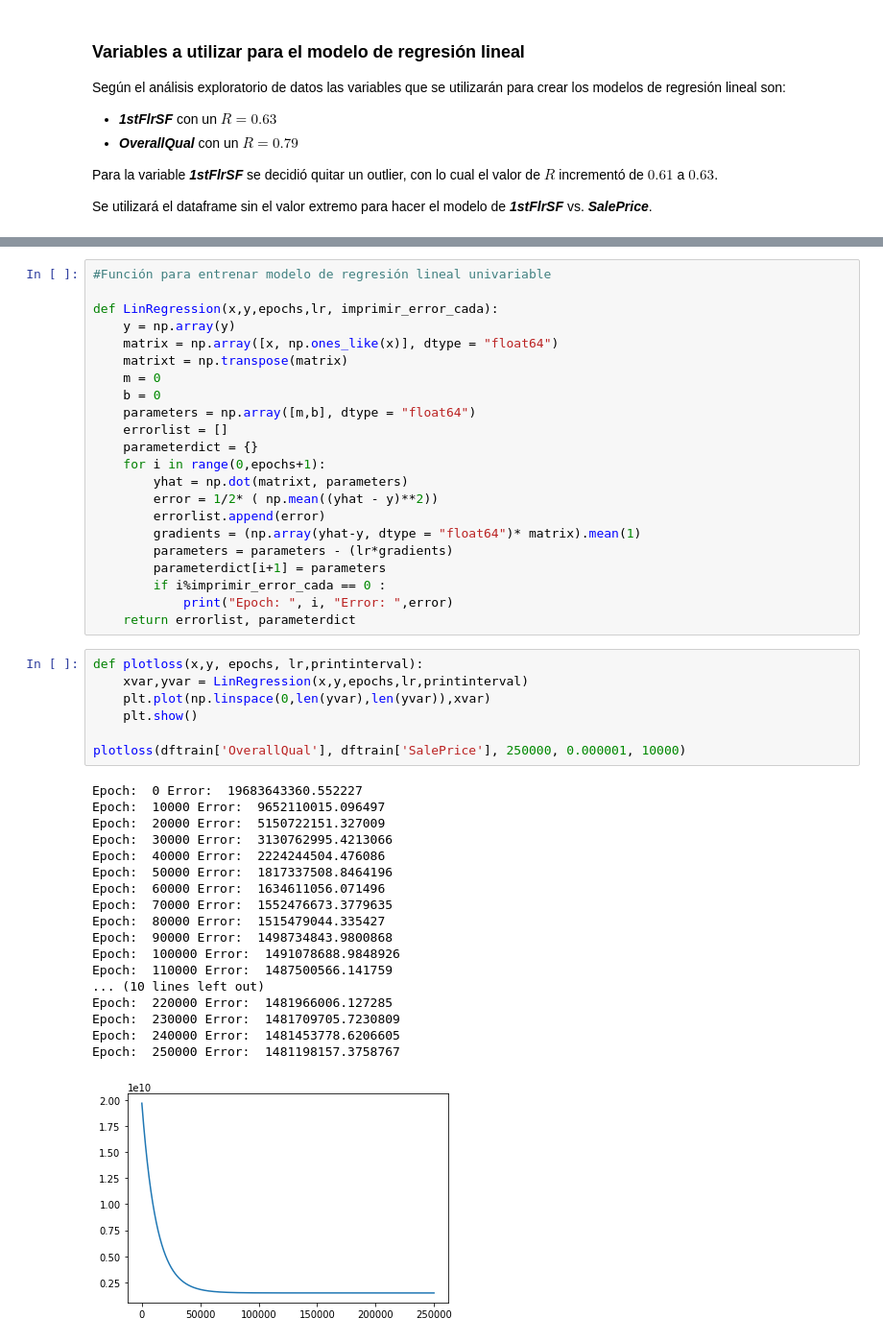
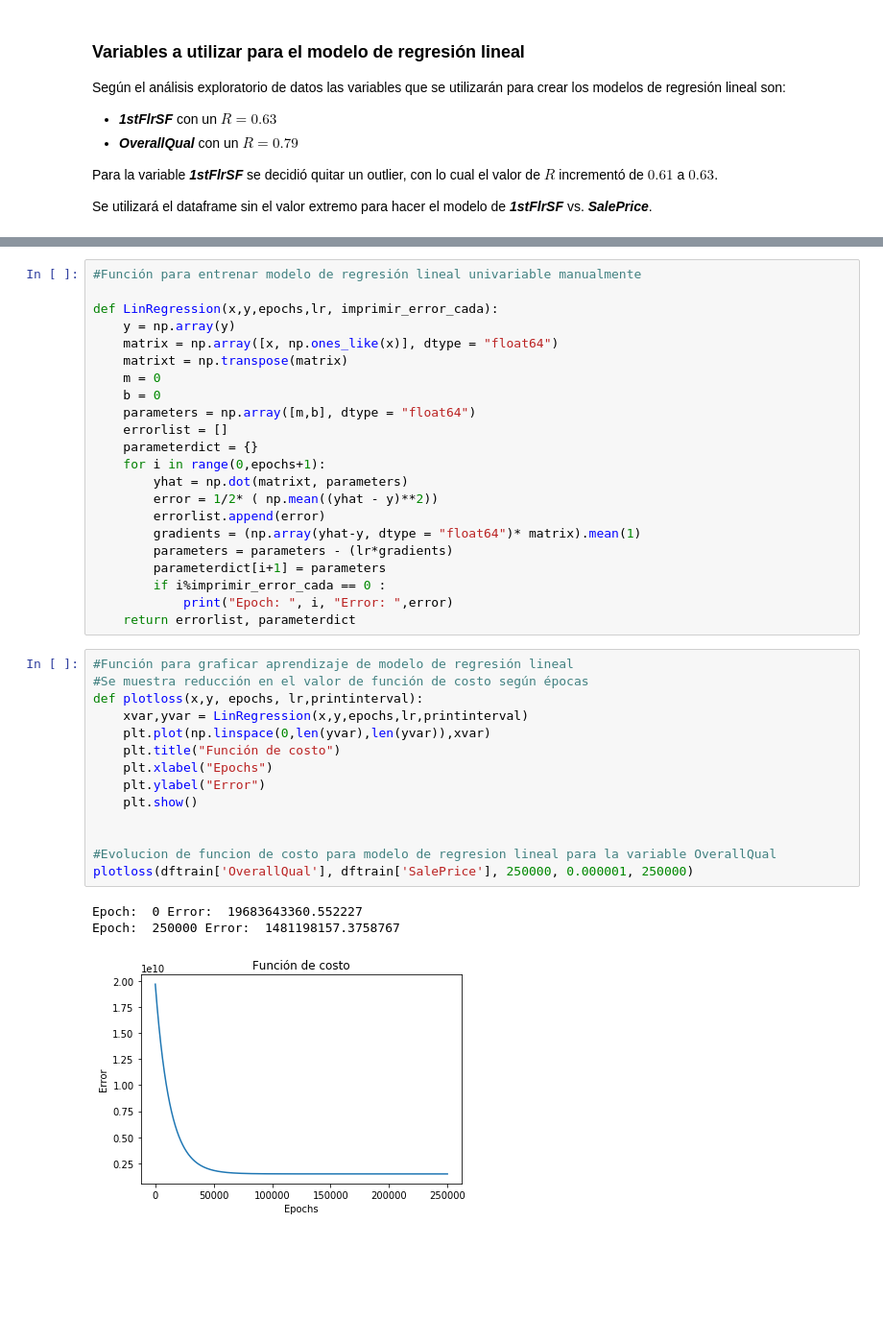
Before and after one commit to jpcarranza94/MSc_regresionlineal, a Jupyter notebook: regresion_lineal.ipynb, the cells around one changed output, grey strips where cells are left out. Shown: that part at 96% size. Drawn from its saved outputs; the diff is of its cells as text; blank space fills up the shorter version.

Commit message:
Se arregla algunos errores de formato

```diff
--- a/regresion_lineal.ipynb
+++ b/regresion_lineal.ipynb
@@ -309,5 +300,5 @@ df.head()
 # %%
-#Función para entrenar modelo de regresión lineal univariable
+#Función para entrenar modelo de regresión lineal univariable manualmente
 
 def LinRegression(x,y,epochs,lr, imprimir_error_cada):
     y = np.array(y)
@@ -329,28 +320,20 @@ def LinRegression(x,y,epochs,lr, imprimir_error_cada):
             print("Epoch: ", i, "Error: ",error)
     return errorlist, parameterdict
 # %%
+#Función para graficar aprendizaje de modelo de regresión lineal
+#Se muestra reducción en el valor de función de costo según épocas
 def plotloss(x,y, epochs, lr,printinterval):
     xvar,yvar = LinRegression(x,y,epochs,lr,printinterval)
     plt.plot(np.linspace(0,len(yvar),len(yvar)),xvar)
+    plt.title("Función de costo")
+    plt.xlabel("Epochs")
+    plt.ylabel("Error")
     plt.show()
 
-plotloss(dftrain['OverallQual'], dftrain['SalePrice'], 250000, 0.000001, 10000)
+
+#Evolucion de funcion de costo para modelo de regresion lineal para la variable OverallQual
+plotloss(dftrain['OverallQual'], dftrain['SalePrice'], 250000, 0.000001, 250000)
 # %% [output]
 Epoch:  0 Error:  19683643360.552227
-Epoch:  10000 Error:  9652110015.096497
-Epoch:  20000 Error:  5150722151.327009
-Epoch:  30000 Error:  3130762995.4213066
-Epoch:  40000 Error:  2224244504.476086
-Epoch:  50000 Error:  1817337508.8464196
-Epoch:  60000 Error:  1634611056.071496
-Epoch:  70000 Error:  1552476673.3779635
-Epoch:  80000 Error:  1515479044.335427
-Epoch:  90000 Error:  1498734843.9800868
-Epoch:  100000 Error:  1491078688.9848926
-Epoch:  110000 Error:  1487500566.141759
-... (10 lines left out)
-Epoch:  220000 Error:  1481966006.127285
-Epoch:  230000 Error:  1481709705.7230809
-Epoch:  240000 Error:  1481453778.6206605
 Epoch:  250000 Error:  1481198157.3758767
-[figure, old version]
+[figure, new version]
```
Also changed, not shown: parts of 20 cells of this notebook.
